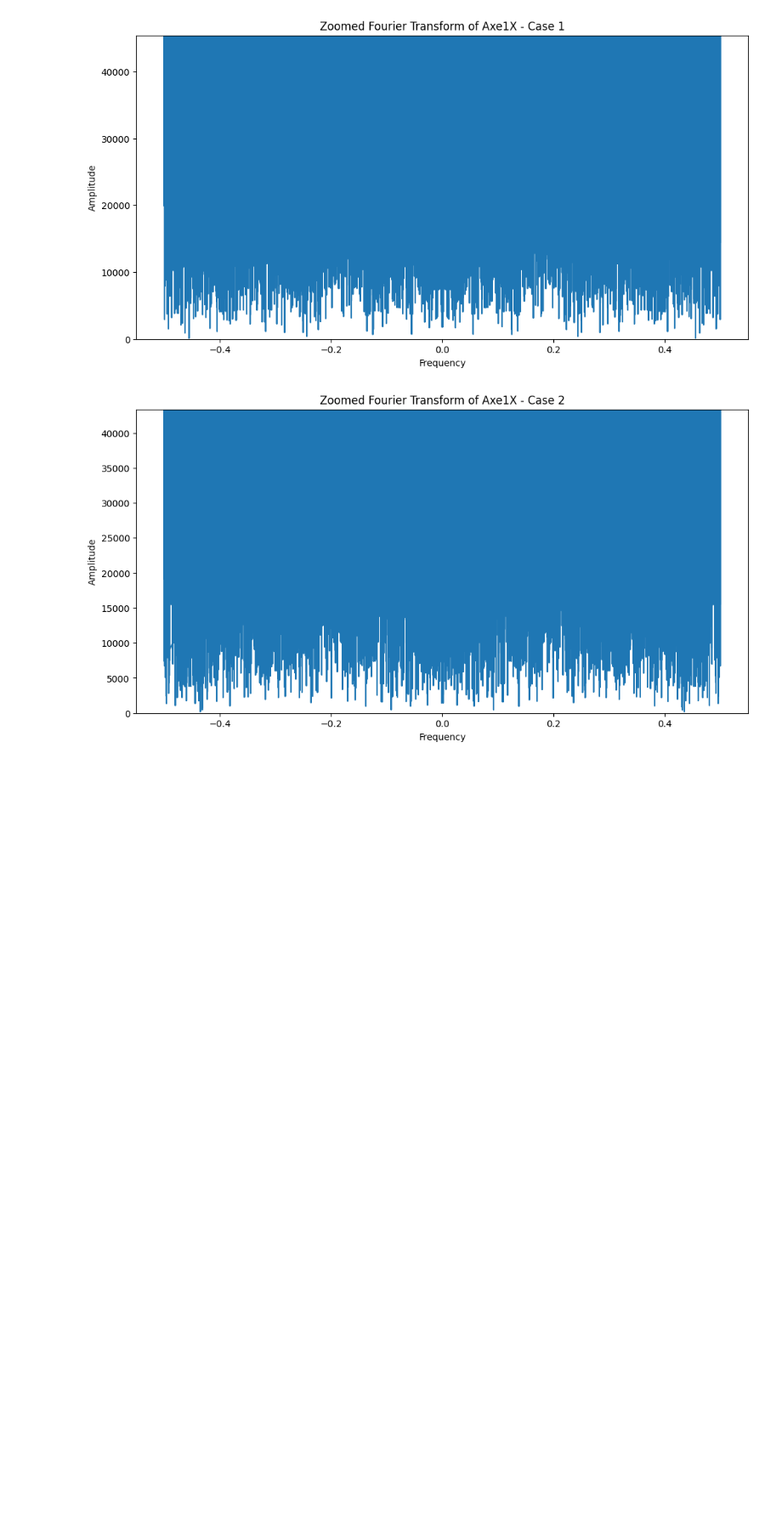
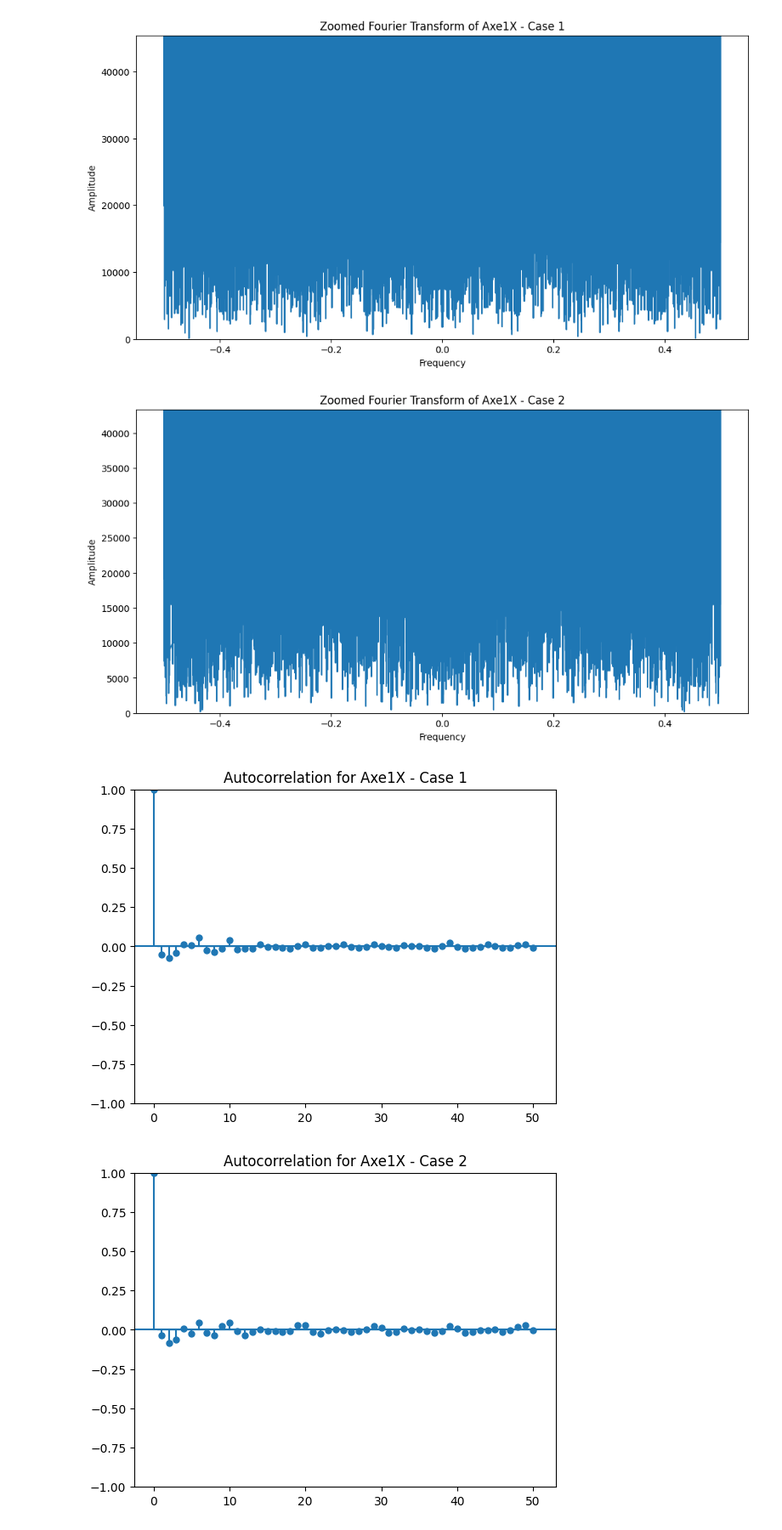
Before and after one commit to BianchiLuca28/project_CSD, a Jupyter notebook: notebook_exploration_cleaning/eda_graphs_processed_data.ipynb, the cells around one changed output. Shown at 85% size. Drawn from its saved outputs; the diff is of its cells as text; code cells hidden in the pictures; blank space fills up the shorter version.

Commit message:
Autocorrelation graph

```diff
--- a/notebook_exploration_cleaning/eda_graphs_processed_data.ipynb
+++ b/notebook_exploration_cleaning/eda_graphs_processed_data.ipynb
@@ -319,3 +319,18 @@ plot_fft_zoomed(time_series_case2_df['Axe1X'], 'Zoomed Fourier Transform of Axe1
 # %% [output]
 [figure]
 [figure]
+# %%
+from statsmodels.graphics.tsaplots import plot_acf
+
+# Example for 'Axe1X' of the first dataset
+plot_acf(time_series_case1_df['Axe1X'], lags=50)
+plt.title('Autocorrelation for Axe1X - Case 1')
+plt.show()
+
+# Case 2
+plot_acf(time_series_case2_df['Axe1X'], lags=50)
+plt.title('Autocorrelation for Axe1X - Case 2')
+plt.show()
+# %% [output]
+[figure, added]
+[figure, added]
```
